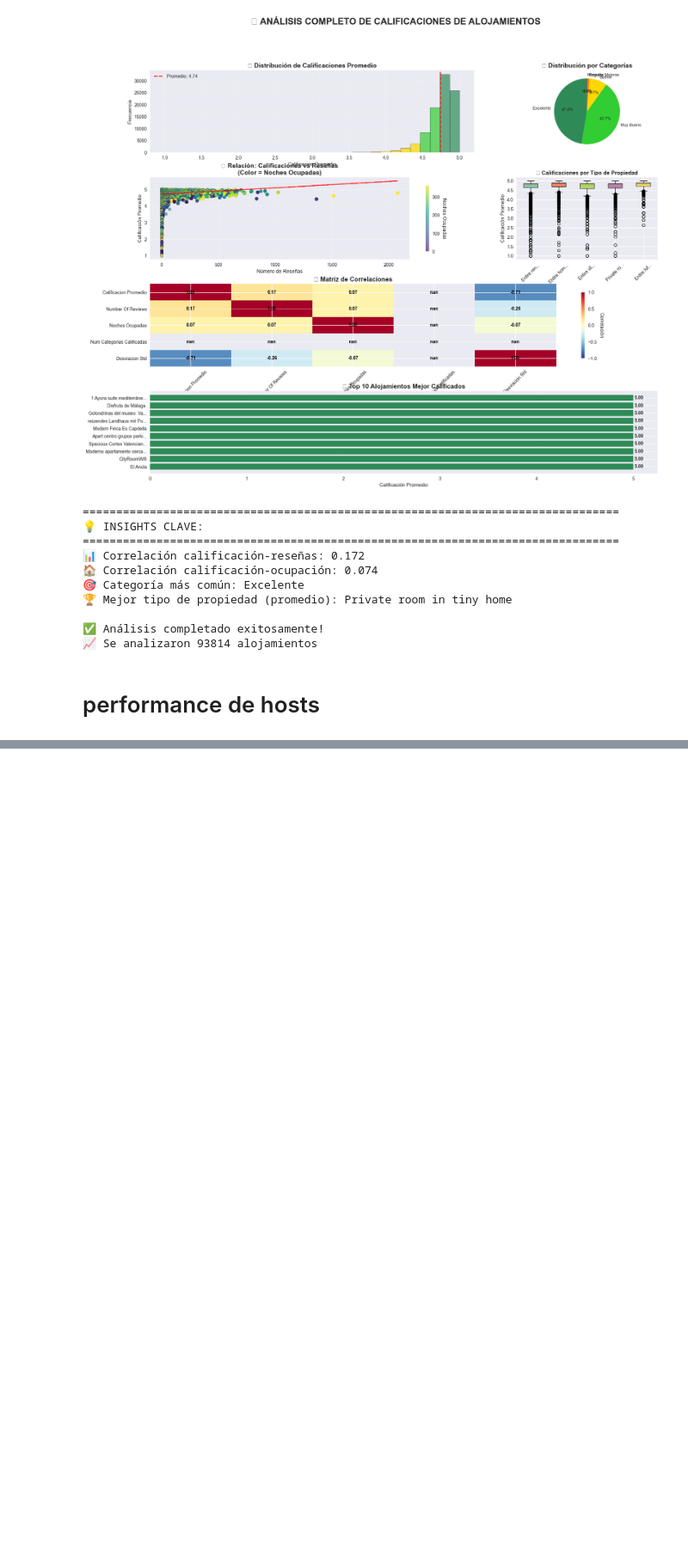
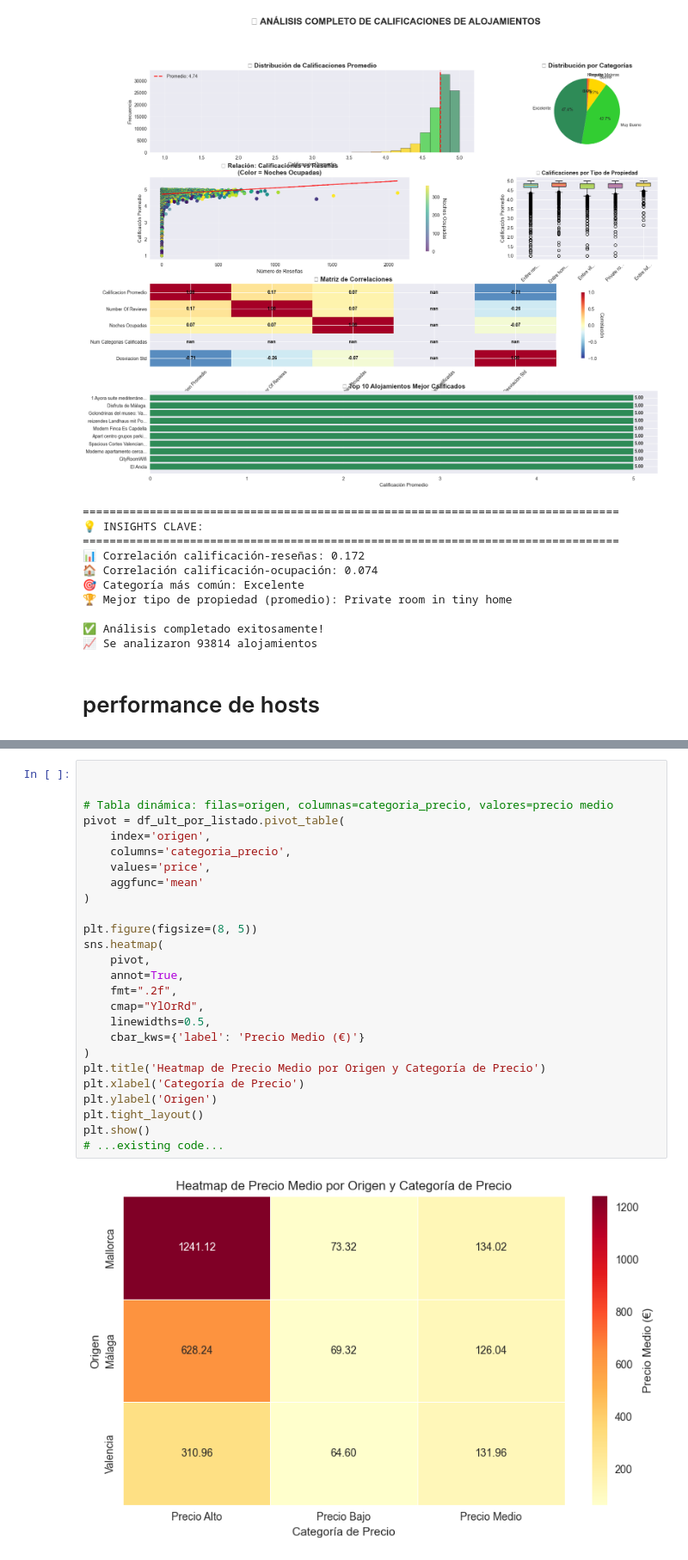
Before and after one commit to BelenP09/Plataforma-Airbnb, a Jupyter notebook: EDA_vm.ipynb, the cells around one changed output, grey strips where cells are left out. Shown at 86% size. Cells and saved outputs as stored; diff of their text form; blank space fills up the shorter version.

```diff
--- a/EDA_vm.ipynb
+++ b/EDA_vm.ipynb
@@ -1427,0 +1110,28 @@ TypeError: unsupported operand type(s) for /: 'str' and 'int'
+# %%
+
+
+# Tabla dinámica: filas=origen, columnas=categoria_precio, valores=precio medio
+pivot = df_ult_por_listado.pivot_table(
+    index='origen',
+    columns='categoria_precio',
+    values='price',
+    aggfunc='mean'
+)
+
+plt.figure(figsize=(8, 5))
+sns.heatmap(
+    pivot,
+    annot=True,
+    fmt=".2f",
+    cmap="YlOrRd",
+    linewidths=0.5,
+    cbar_kws={'label': 'Precio Medio (€)'}
+)
+plt.title('Heatmap de Precio Medio por Origen y Categoría de Precio')
+plt.xlabel('Categoría de Precio')
+plt.ylabel('Origen')
+plt.tight_layout()
+plt.show()
+# ...existing code...
+# %% [output]
+[figure, added]
```
Also changed, not shown: parts of 7 cells of this notebook.
